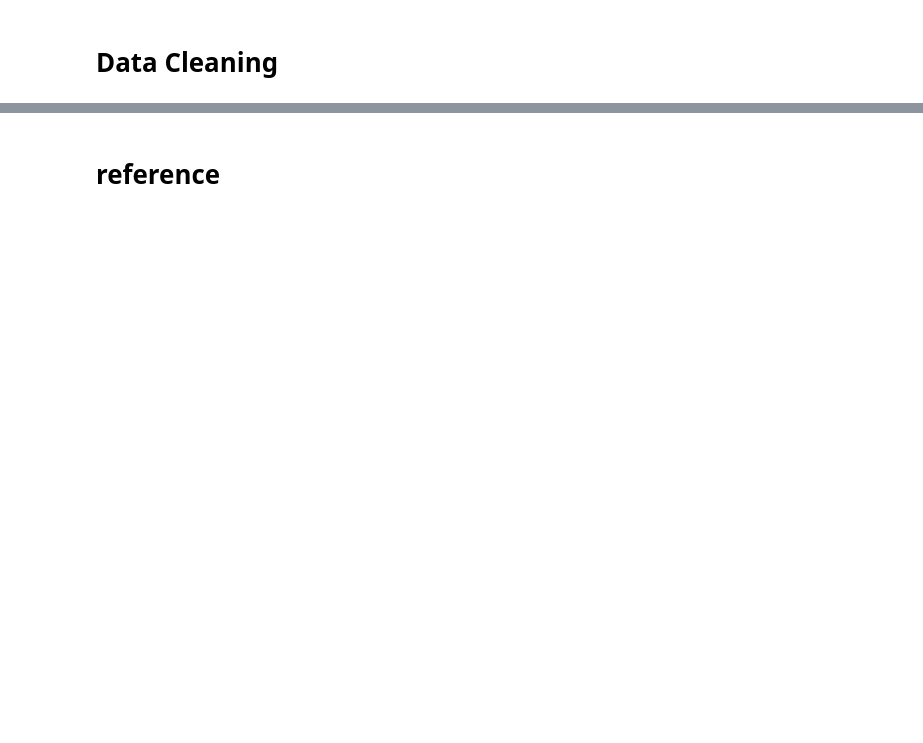
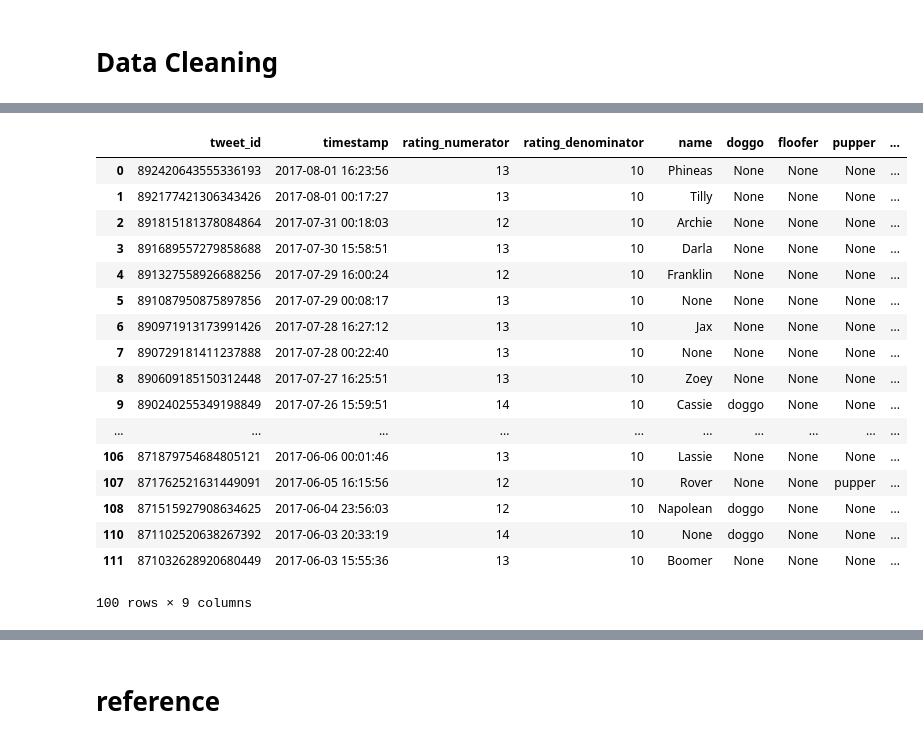
Before and after one commit to JoeyL6/Data-Analyst-NanoDegree, a Jupyter notebook: Data_Wrangling(grade this one)/wrangle_act.ipynb, the cells around one changed output, grey strips where cells are left out. Cells and saved outputs as stored; diff of their text form; code cells hidden in the pictures; blank space fills up the shorter version.

```diff
--- a/Data_Wrangling(grade this one)/wrangle_act.ipynb
+++ b/Data_Wrangling(grade this one)/wrangle_act.ipynb
@@ -236,0 +240,6 @@ Remove data observations that are retweets by
+# %%
+# create a copy
+archive_df_clean_1 = archive_df
+
+# only keep tweet whose retweeted_status_id is NAn
+archive_df_clean_1 = archive_df_clean_1[archive_df_clean_1['retweeted_status_id'].isnull()]
@@ -236,0 +274,6 @@ Remove data observations that are retweets by
+# %%
+# Make a copy
+archive_df_clean_2 = archive_df_clean_1
+
+# Drop unwanted columns
+archive_df_clean_2 = archive_df_clean_2.drop(columns=['expanded_urls', 'in_reply_to_status_id', 'in_reply_to_user_id', 'text', 'retweeted_status_id', 'retweeted_status_user_id', 'retweeted_status_timestamp', 'source'])
@@ -236,0 +300,6 @@ Remove data observations that are retweets by
+# %%
+# make a copy
+archive_df_clean_3 = archive_df_clean_2
+
+# change the datatype of tweet_id
+archive_df_clean_3['tweet_id'] = archive_df_clean_3['tweet_id'].astype(str)
@@ -236,0 +331,24 @@ Remove data observations that are retweets by
+# %%
+#analysis the timestamp column
+type(archive_df_clean_3['timestamp'])
+
+archive_df_clean_3.head(100)
+# %% [output]
+|  | tweet_id | timestamp | rating_numerator | rating_denominator | name | doggo | floofer | pupper | ... |
+| 0 | 892420643555336193 | 2017-08-01 16:23:56 | 13 | 10 | Phineas | None | None | None | ... |
+| 1 | 892177421306343426 | 2017-08-01 00:17:27 | 13 | 10 | Tilly | None | None | None | ... |
+| 2 | 891815181378084864 | 2017-07-31 00:18:03 | 12 | 10 | Archie | None | None | None | ... |
+| 3 | 891689557279858688 | 2017-07-30 15:58:51 | 13 | 10 | Darla | None | None | None | ... |
+| 4 | 891327558926688256 | 2017-07-29 16:00:24 | 12 | 10 | Franklin | None | None | None | ... |
+| 5 | 891087950875897856 | 2017-07-29 00:08:17 | 13 | 10 | None | None | None | None | ... |
+| 6 | 890971913173991426 | 2017-07-28 16:27:12 | 13 | 10 | Jax | None | None | None | ... |
+| 7 | 890729181411237888 | 2017-07-28 00:22:40 | 13 | 10 | None | None | None | None | ... |
+| 8 | 890609185150312448 | 2017-07-27 16:25:51 | 13 | 10 | Zoey | None | None | None | ... |
+| 9 | 890240255349198849 | 2017-07-26 15:59:51 | 14 | 10 | Cassie | doggo | None | None | ... |
+| ... | ... | ... | ... | ... | ... | ... | ... | ... | ... |
+| 106 | 871879754684805121 | 2017-06-06 00:01:46 | 13 | 10 | Lassie | None | None | None | ... |
+| 107 | 871762521631449091 | 2017-06-05 16:15:56 | 12 | 10 | Rover | None | None | pupper | ... |
+| 108 | 871515927908634625 | 2017-06-04 23:56:03 | 12 | 10 | Napolean | doggo | None | None | ... |
+| 110 | 871102520638267392 | 2017-06-03 20:33:19 | 14 | 10 | None | doggo | None | None | ... |
+| 111 | 871032628920680449 | 2017-06-03 15:55:36 | 13 | 10 | Boomer | None | None | None | ... |
+100 rows × 9 columns
```
Also changed, not shown: parts of 17 cells of this notebook.
